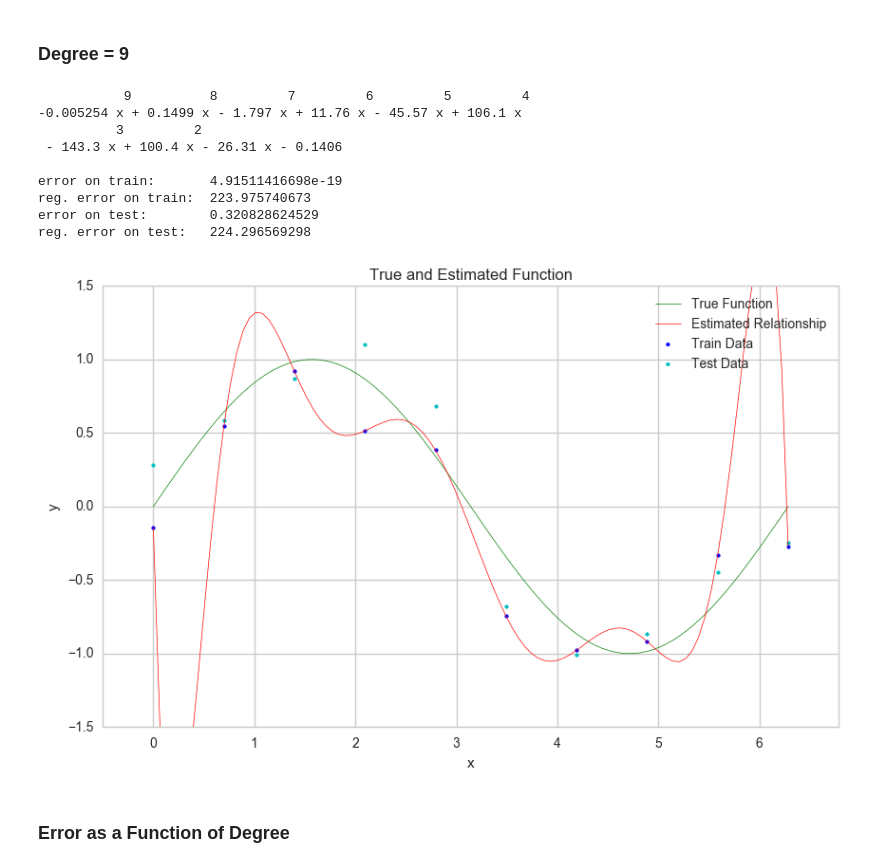
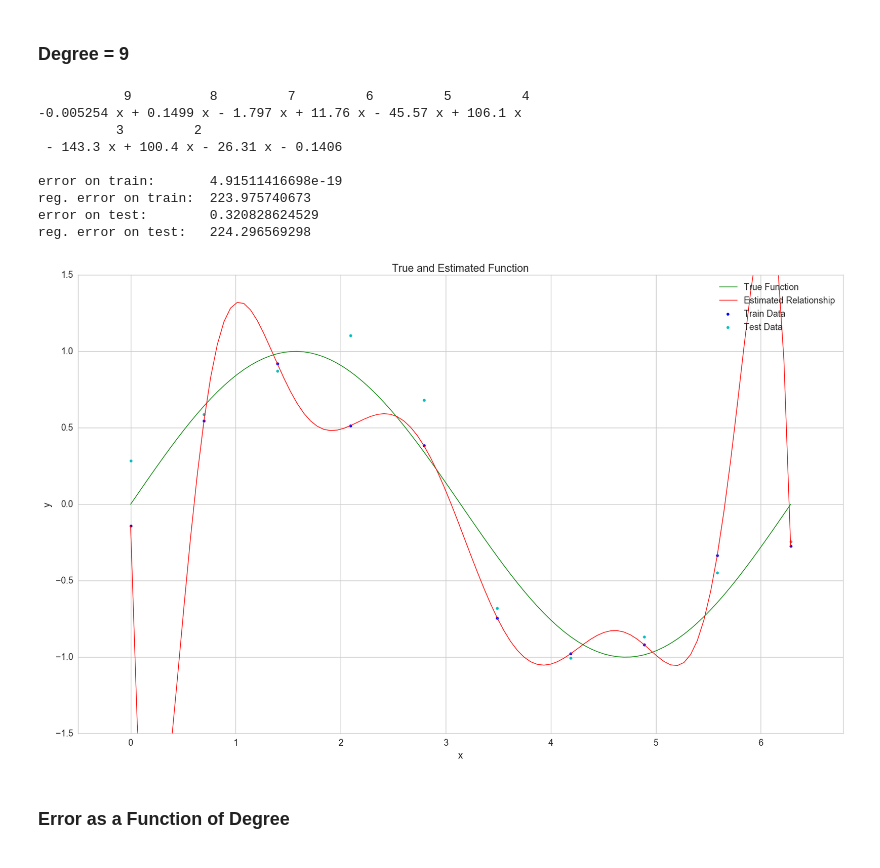
Before and after one commit to csizsek/machine-learning, a Jupyter notebook: 02_linear_methods_for_regression/polynomial_curve_fitting.ipynb, the cells around one changed output. Cells and saved outputs as stored; diff of their text form; code cells hidden in the pictures.

Commit message:
updated graph styles

```diff
--- a/02_linear_methods_for_regression/polynomial_curve_fitting.ipynb
+++ b/02_linear_methods_for_regression/polynomial_curve_fitting.ipynb
@@ -28,10 +28,13 @@ np.random.seed(1337)
 
 %matplotlib inline
 
-sns.set(font_scale=1.0)
-mpl.rcParams['figure.figsize'] = 10, 6
+sns.set(font_scale=1.3)
+mpl.rcParams['figure.figsize'] = 20, 12
 sns.set_style('whitegrid')
 sns.set_palette(sns.color_palette('muted'))
+
+linewidth = 1.0
+dotsize = 15
 # %%
 from sklearn.preprocessing import PolynomialFeatures
 from sklearn import linear_model
@@ -162,38 +165,38 @@ degree = 9
 reg_coeff = 0.01
 
 pred = pd.DataFrame({'x': np.linspace(0, 2 * math.pi, 100)})
 poly = np.poly1d(np.polyfit(train.x.values, train.y.values, degree))
 pred['y'] = pred.x.apply(poly)
 
 print poly
 print
 
 print 'error on train:      ', error(train.x.values, train.y.values, poly)
 print 'reg. error on train: ', regularized_error(train.x.values, train.y.values, poly, reg_coeff)
 print 'error on test:       ', error(test.x.values, test.y.values, poly)
 print 'reg. error on test:  ', regularized_error(test.x.values, test.y.values, poly, reg_coeff)
 
-_ = plt.plot(f_points.x, f_points.y, 'g-', linewidth=0.5, label='True Function')
-_ = plt.scatter(train.x, train.y, color='b', marker='o', s=7, label='Train Data')
-_ = plt.scatter(test.x, test.y, color='c', marker='o', s=7, label='Test Data')
-_ = plt.plot(pred.x, pred.y, 'r-', linewidth=0.5, label='Estimated Relationship')
+_ = plt.plot(f_points.x, f_points.y, 'g-', linewidth=linewidth, label='True Function')
+_ = plt.scatter(train.x, train.y, color='b', marker='o', s=dotsize, label='Train Data')
+_ = plt.scatter(test.x, test.y, color='c', marker='o', s=dotsize, label='Test Data')
+_ = plt.plot(pred.x, pred.y, 'r-', linewidth=linewidth, label='Estimated Relationship')
 _ = plt.xlim((-0.5, 2 * math.pi + 0.5))
 _ = plt.ylim((-1.5, 1.5))
 _ = plt.xlabel('x')
 _ = plt.ylabel('y')
 _ = plt.title('True and Estimated Function')
 _ = plt.legend()
 # %% [output]
            9          8         7         6         5         4
 -0.005254 x + 0.1499 x - 1.797 x + 11.76 x - 45.57 x + 106.1 x
           3         2
  - 143.3 x + 100.4 x - 26.31 x - 0.1406
 
 error on train:       4.91511416698e-19
 reg. error on train:  223.975740673
 error on test:        0.320828624529
 reg. error on test:   224.296569298
-[figure, old version]
+[figure, new version]
 # %% [markdown]
 ### Error as a Function of Degree
 # %%
```
Also changed, not shown: parts of 5 cells of this notebook, 6 other files.
